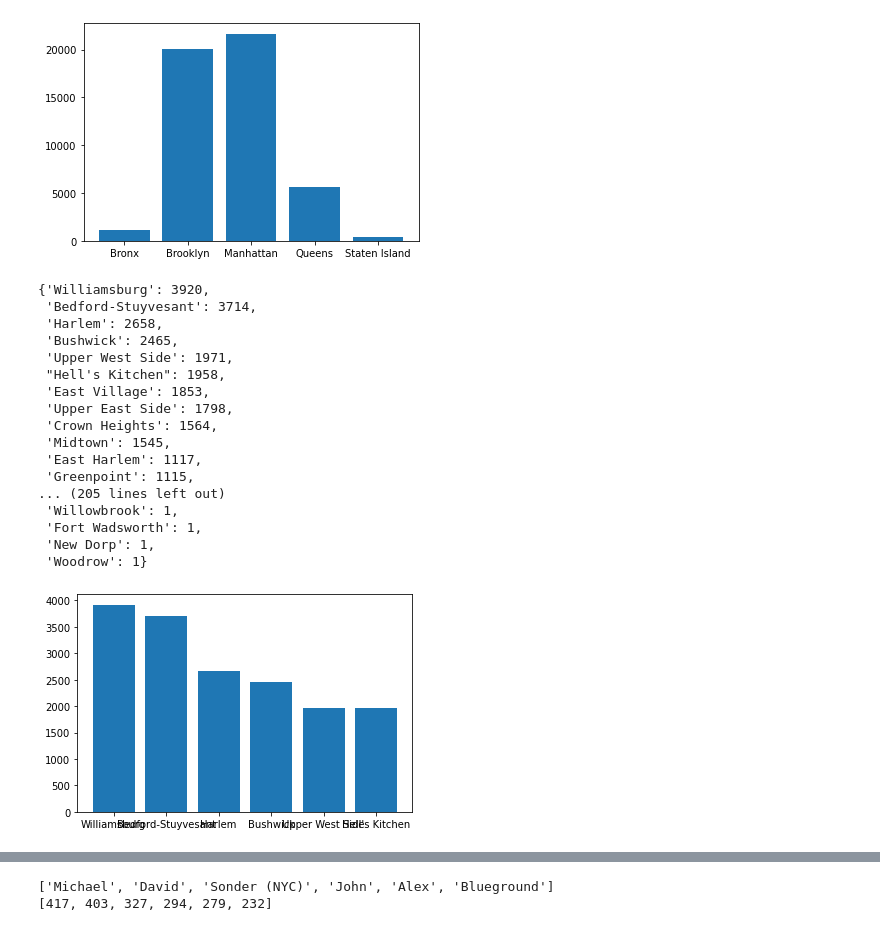
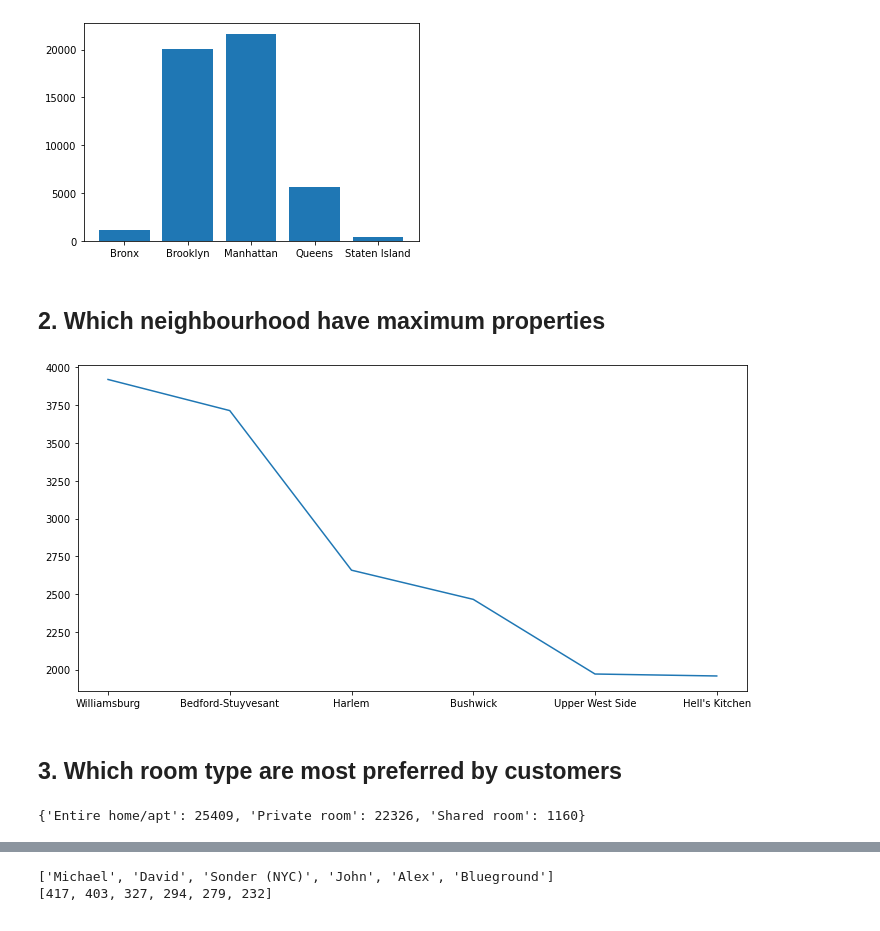
Before and after one commit to tarun422/AirBnb-Data-Analysis, a Jupyter notebook: AirBnb_Booking_Analysis.ipynb, the cells around one changed output, grey strips where cells are left out. Cells and saved outputs as stored; diff of their text form; code cells hidden in the pictures.

```diff
--- a/AirBnb_Booking_Analysis.ipynb
+++ b/AirBnb_Booking_Analysis.ipynb
@@ -345,25 +370,10 @@ plt.bar(neighbourhood_group_x_axis,neighbourhood_group_y_axis)
 plt.show()
 # %% [output]
 [figure]
+# %% [markdown]
+## 2. Which neighbourhood have maximum properties
 # %%
+# Count the nieghbourhood size and sort the values
+
 neighbourhood_counts=dict(anb_df.groupby(['neighbourhood']).size().sort_values(ascending=False))
-neighbourhood_counts
-# %% [output]
-{'Williamsburg': 3920,
- 'Bedford-Stuyvesant': 3714,
- 'Harlem': 2658,
- 'Bushwick': 2465,
- 'Upper West Side': 1971,
- "Hell's Kitchen": 1958,
- 'East Village': 1853,
- 'Upper East Side': 1798,
- 'Crown Heights': 1564,
- 'Midtown': 1545,
- 'East Harlem': 1117,
- 'Greenpoint': 1115,
-... (205 lines left out)
- 'Willowbrook': 1,
- 'Fort Wadsworth': 1,
- 'New Dorp': 1,
- 'Woodrow': 1}
 # %%
@@ -370,7 +382,24 @@ neighbourhood_counts
 neighbourhood_x_axis=list(neighbourhood_counts.keys())[:6]
 neighbourhood_y_axis=list(neighbourhood_counts.values())[:6]
-# %%
-plt.bar(neighbourhood_x_axis,neighbourhood_y_axis)
-plt.show()
-# %% [output]
-[figure, removed]
+# %%
+# plot a graph of top 6 prefered area
+
+#set the figure size
+plt.rcParams['figure.figsize'] = (12,6)
+
+# ploting graph
+plt.plot(neighbourhood_x_axis,neighbourhood_y_axis)
+
+# showowing the graph
+plt.show()
+# %% [output]
+[figure, added]
+# %% [markdown]
+## 3. Which room type are most preferred by customers
+# %%
+# Count the size of the different types of room
+
+room_types=dict(anb_df.groupby(['room_type']).size())
+room_types
+# %% [output]
+{'Entire home/apt': 25409, 'Private room': 22326, 'Shared room': 1160}
```
Also changed, not shown: parts of 21 cells of this notebook.
